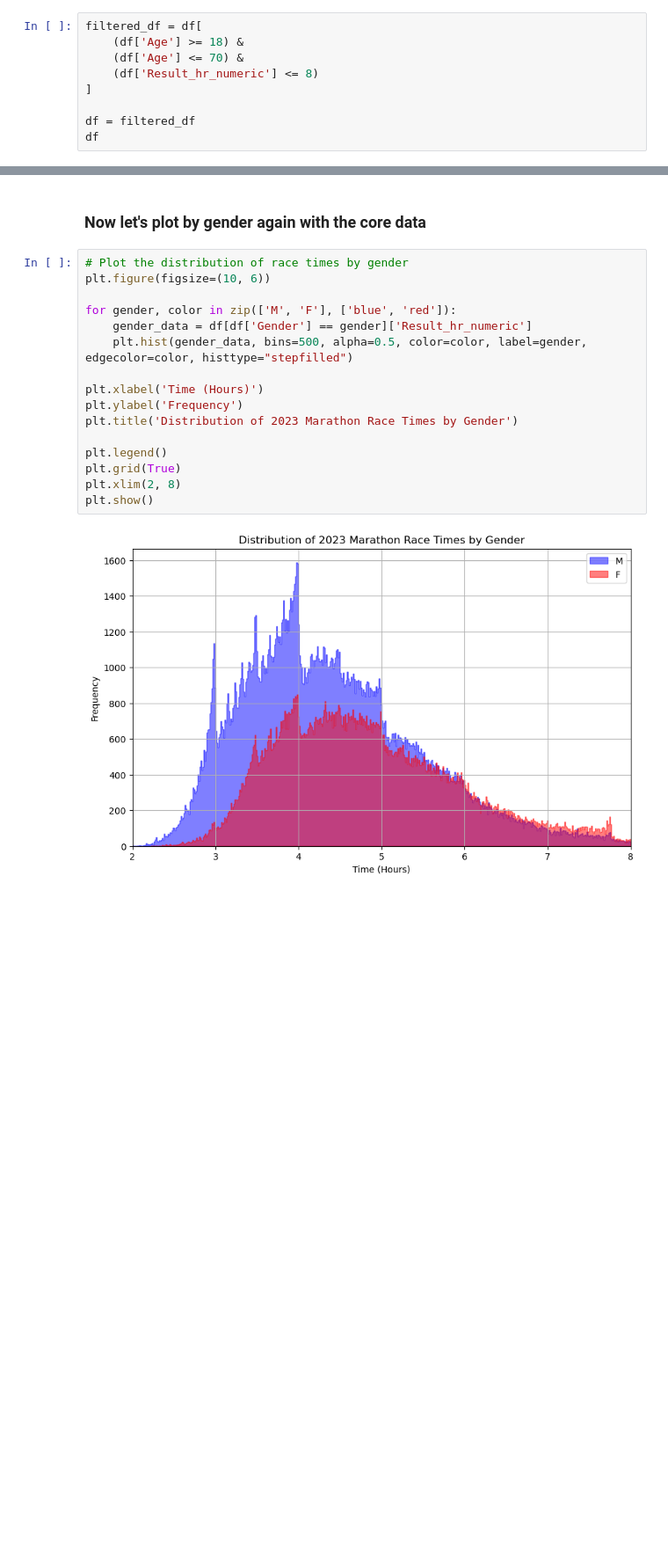
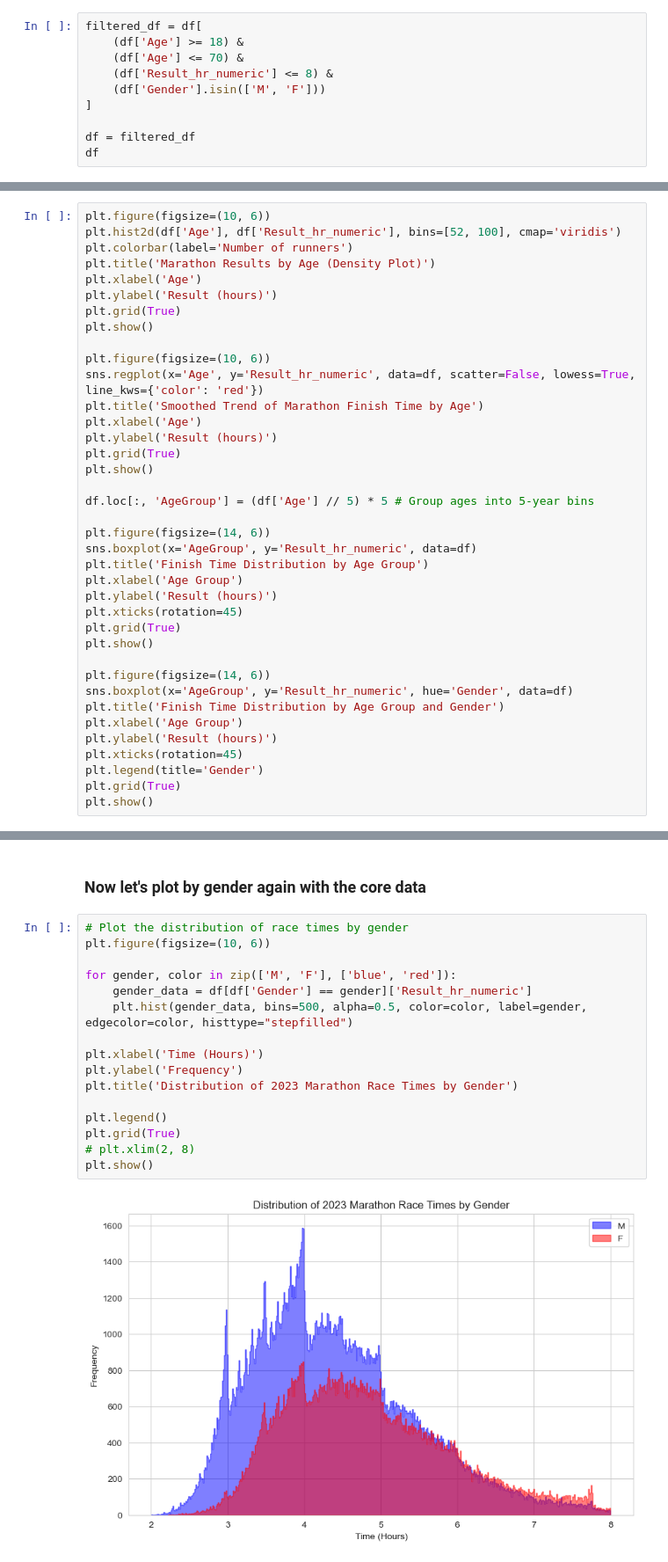
Before and after one commit to xtothell/marathontimes, a Jupyter notebook: Marathon3.ipynb, the cells around one changed output, grey strips where cells are left out. Shown at 88% size. Cells and saved outputs as stored; diff of their text form; blank space fills up the shorter version.

```diff
--- a/Marathon3.ipynb
+++ b/Marathon3.ipynb
@@ -139,7 +133,8 @@ plt.show()
 filtered_df = df[
     (df['Age'] >= 18) &
     (df['Age'] <= 70) &
-    (df['Result_hr_numeric'] <= 8)
+    (df['Result_hr_numeric'] <= 8) &
+    (df['Gender'].isin(['M', 'F']))
 ]
 
 df = filtered_df
@@ -170,0 +168,38 @@ plt.show()
+# %%
+plt.figure(figsize=(10, 6))
+plt.hist2d(df['Age'], df['Result_hr_numeric'], bins=[52, 100], cmap='viridis')
+plt.colorbar(label='Number of runners')
+plt.title('Marathon Results by Age (Density Plot)')
+plt.xlabel('Age')
+plt.ylabel('Result (hours)')
+plt.grid(True)
+plt.show()
+
+plt.figure(figsize=(10, 6))
+sns.regplot(x='Age', y='Result_hr_numeric', data=df, scatter=False, lowess=True, line_kws={'color': 'red'})
+plt.title('Smoothed Trend of Marathon Finish Time by Age')
+plt.xlabel('Age')
+plt.ylabel('Result (hours)')
+plt.grid(True)
+plt.show()
+
+df.loc[:, 'AgeGroup'] = (df['Age'] // 5) * 5 # Group ages into 5-year bins
+
+plt.figure(figsize=(14, 6))
+sns.boxplot(x='AgeGroup', y='Result_hr_numeric', data=df)
+plt.title('Finish Time Distribution by Age Group')
+plt.xlabel('Age Group')
+plt.ylabel('Result (hours)')
+plt.xticks(rotation=45)
+plt.grid(True)
+plt.show()
+
+plt.figure(figsize=(14, 6))
+sns.boxplot(x='AgeGroup', y='Result_hr_numeric', hue='Gender', data=df)
+plt.title('Finish Time Distribution by Age Group and Gender')
+plt.xlabel('Age Group')
+plt.ylabel('Result (hours)')
+plt.xticks(rotation=45)
+plt.legend(title='Gender')
+plt.grid(True)
+plt.show()
@@ -173,21 +213,21 @@ plt.show()
 # %%
 # Plot the distribution of race times by gender
 plt.figure(figsize=(10, 6))
 
 for gender, color in zip(['M', 'F'], ['blue', 'red']):
     gender_data = df[df['Gender'] == gender]['Result_hr_numeric']
     plt.hist(gender_data, bins=500, alpha=0.5, color=color, label=gender, edgecolor=color, histtype="stepfilled")
 
 plt.xlabel('Time (Hours)')
 plt.ylabel('Frequency')
 plt.title('Distribution of 2023 Marathon Race Times by Gender')
 
 plt.legend()
 plt.grid(True)
-plt.xlim(2, 8)
+# plt.xlim(2, 8)
 plt.show()
 # %% [output]
-[figure, old version]
+[figure, new version]
 # %%
 # Set up the Seaborn style
 sns.set_style("whitegrid")
```
Also changed, not shown: parts of 8 cells of this notebook.
